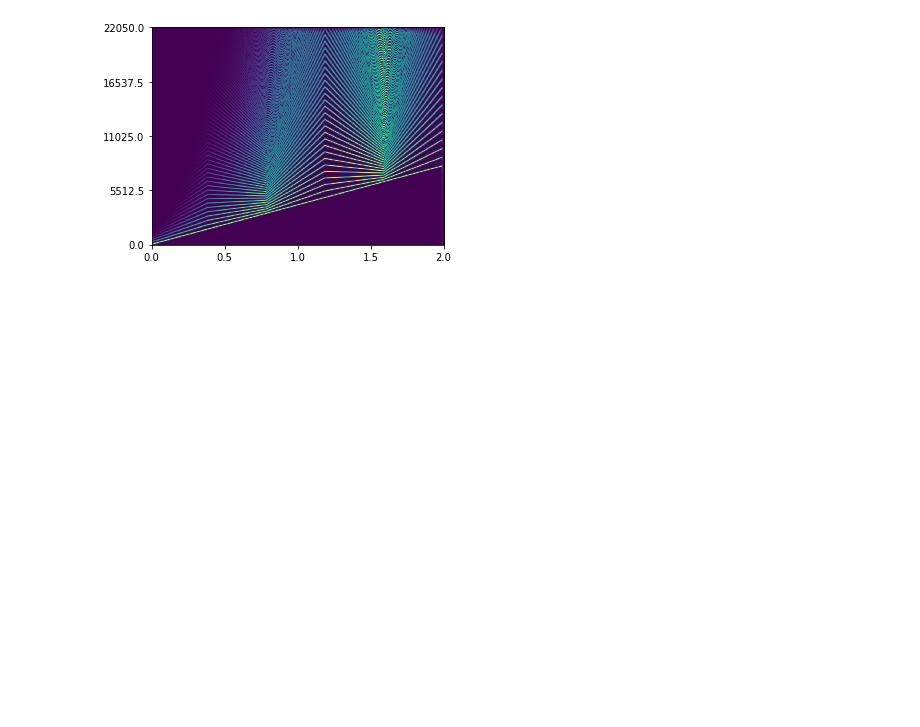
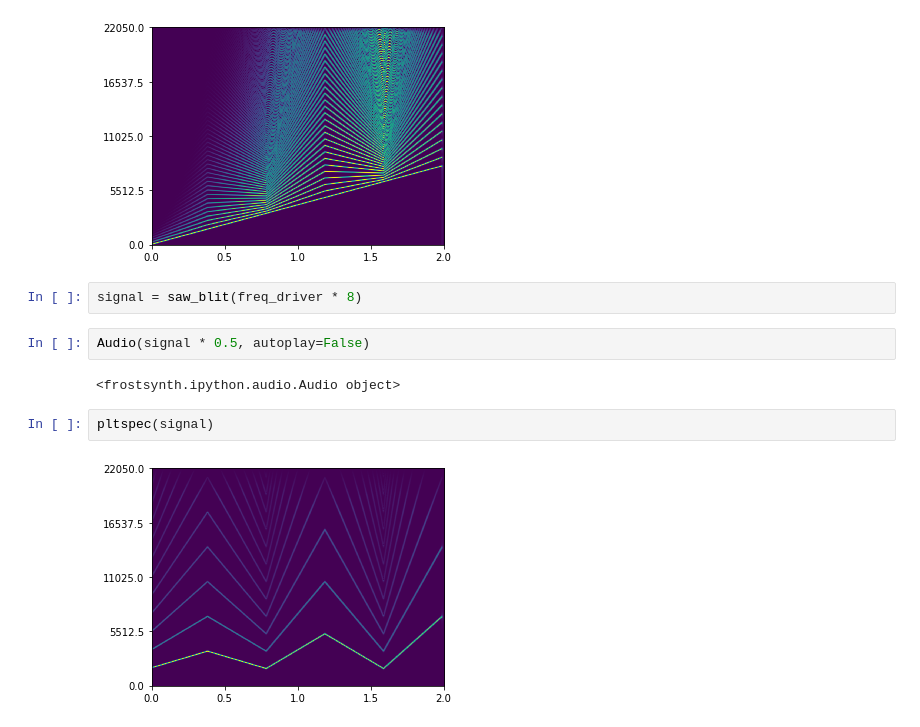
Before and after one commit to frostburn/frostsynth2, a Jupyter notebook: Oscillator.ipynb, the cells around one changed output. Drawn from its saved outputs; the diff is of its cells as text; blank space fills up the shorter version.

```diff
--- a/Oscillator.ipynb
+++ b/Oscillator.ipynb
@@ -68,3 +68,13 @@ Audio(0.01 * signal, autoplay=False)
 pltspec(signal)
 # %% [output]
 [figure]
+# %%
+signal = saw_blit(freq_driver * 8)
+# %%
+Audio(signal * 0.5, autoplay=False)
+# %% [output]
+<frostsynth.ipython.audio.Audio object>
+# %%
+pltspec(signal)
+# %% [output]
+[figure, added]
```
Also changed, not shown: parts of 1 cell of this notebook, 2 other files.
